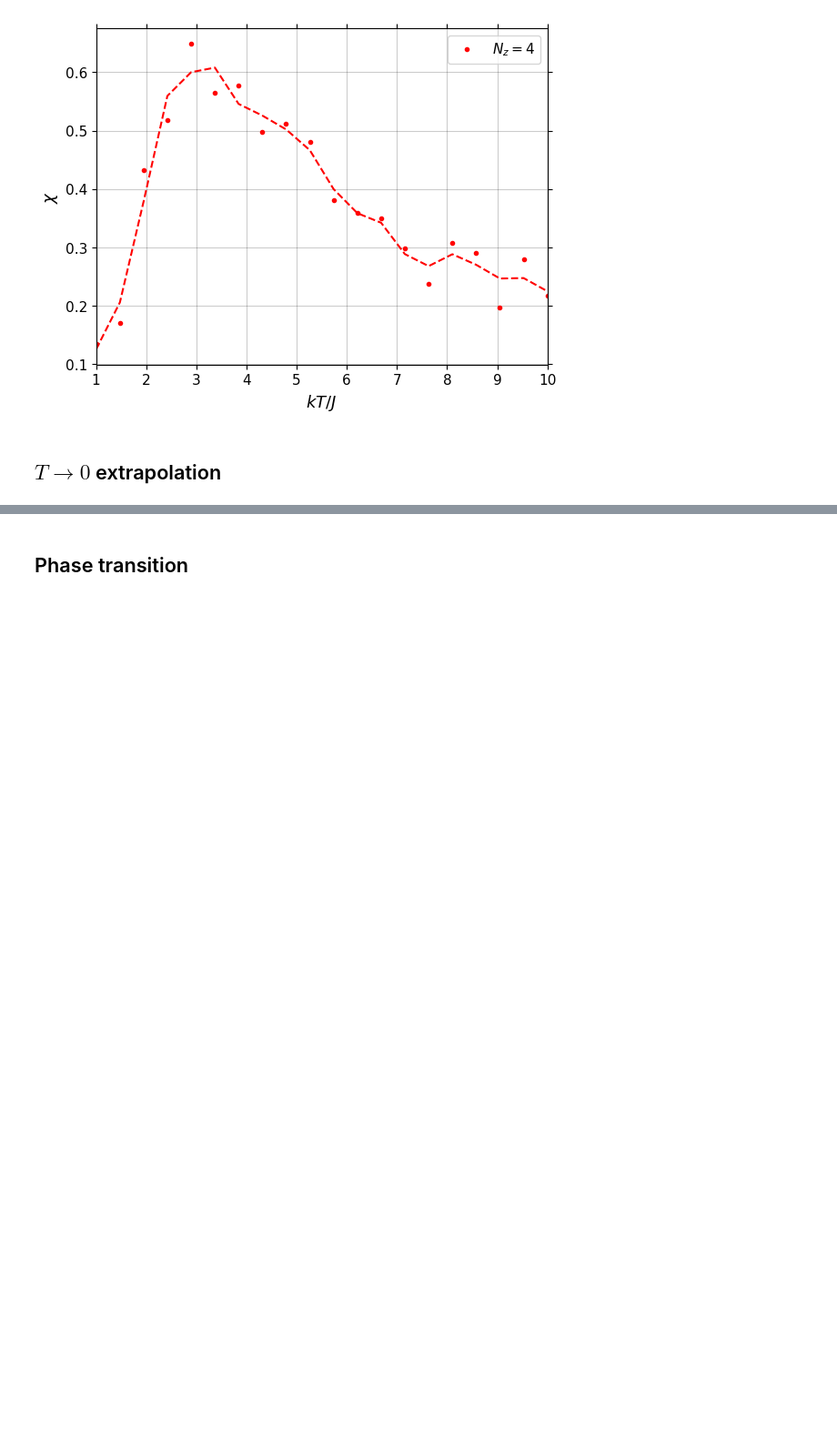
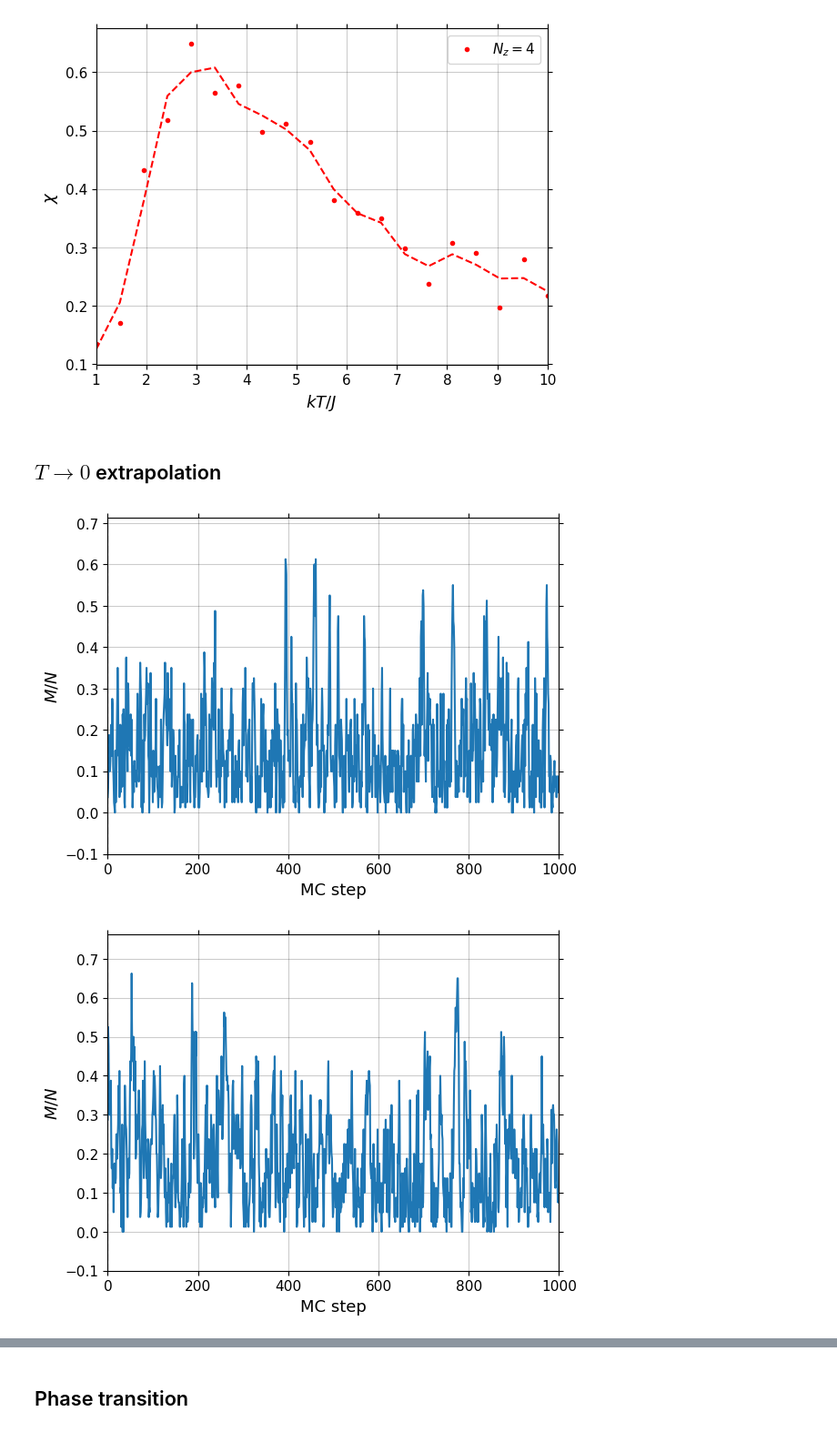
Before and after one commit to MathieuFerey/Transerve-Ising-Model, a Jupyter notebook: Transverse_Ising.ipynb, the cells around one changed output, grey strips where cells are left out. Shown at 91% size. Drawn from its saved outputs; the diff is of its cells as text; code cells hidden in the pictures; blank space fills up the shorter version.

```diff
--- a/Transverse_Ising.ipynb
+++ b/Transverse_Ising.ipynb
@@ -253,3 +250,18 @@ plt.show()
 [figure]
 # %% [markdown]
 ## $T\to 0$ extrapolation
+# %%
+Nx, Ny, Nz = 4, 4, 10 # size of the lattice
+J = 1
+
+Neq = 500 # number of MC steps for equilibrium
+Nsteps = 1000 # number of MC sample for average
+
+T = [0.5,1.]
+Gamma = np.linspace(0.1,10,25)
+
+
+M1,chi1 = MC_averages2(Nx, Ny, Nz, J, Gamma, T, Neq, Nsteps, plot_MC = [len(Gamma)//2])
+# %% [output]
+[figure, added]
+[figure, added]
```
Also changed, not shown: parts of 5 cells of this notebook, 15 other files.
